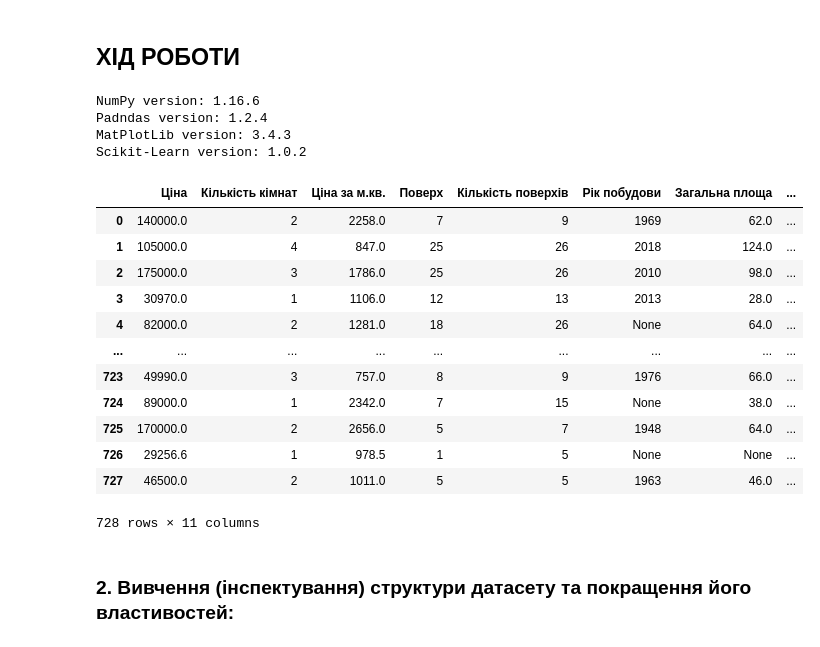
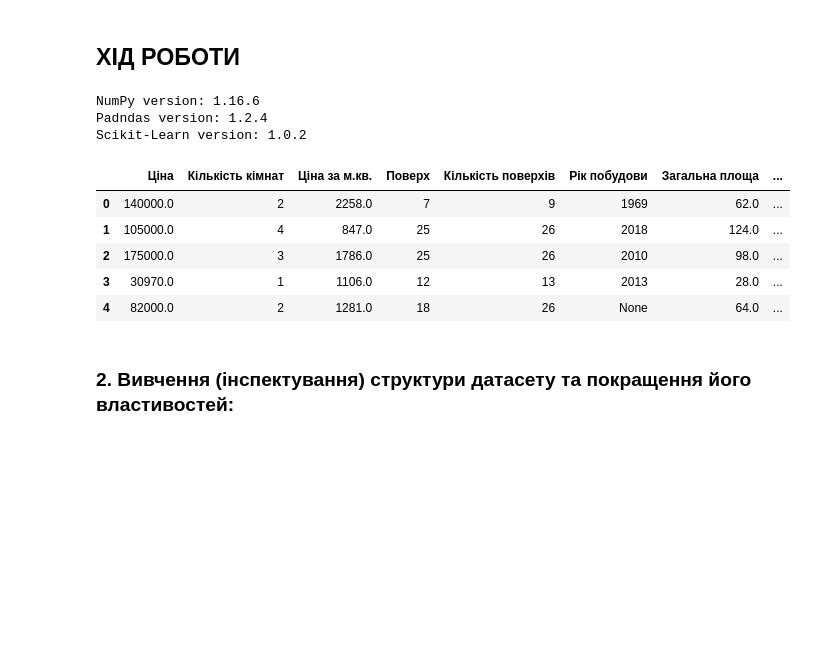
Before and after one commit to Buben-Ruben/Machine-Learning-Labs, a Jupyter notebook: ML-Lab5/!Regression.ipynb, the cells around one changed output. Saved outputs shown, nothing was run; the diff lists cells and outputs as text; code cells hidden in the pictures; blank space fills up the shorter version.

```diff
--- a/ML-Lab5/!Regression.ipynb
+++ b/ML-Lab5/!Regression.ipynb
@@ -65,39 +65,29 @@ __Етапи виконання роботи__:
 # підключити бібліотеки Pandas, NumPy, Matplotlib, Scikit-learn та ін.
 import numpy as np
 import pandas as pd
-import matplotlib as mpl
 import sklearn as skl
 from sklearn.model_selection import train_test_split
 from sklearn.linear_model import LinearRegression
 from matplotlib import pyplot as plt
 
-print('NumPy version:',np.__version__,'\nPadndas version:',pd.__version__,
-'\nMatPlotLib version:',mpl.__version__,'\nScikit-Learn version:',skl.__version__)
+print('NumPy version:',np.__version__,'\nPadndas version:',pd.__version__,'\nScikit-Learn version:',skl.__version__)
 # %% [output]
 NumPy version: 1.16.6
 Padndas version: 1.2.4
-MatPlotLib version: 3.4.3
 Scikit-Learn version: 1.0.2
 # %%
 # 1. Завантаження вихідного файлу у pandas-датафрейм 'prices'
 apparts = pd.read_csv('kyiv_appatrments.csv', names=['Ціна', 'Кількість кімнат', 'Ціна за м.кв.', 'Поверх',
 'Кількість поверхів', 'Рік побудови', 'Загальна площа', 'Житлова площа', 'Площа кухні', 'Адреса', 'Дата реєстрації'])
 # Виводемо Дата фрейм
-apparts
+apparts.head()
 # %% [output]
 |  | Ціна | Кількість кімнат | Ціна за м.кв. | Поверх | Кількість поверхів | Рік побудови | Загальна площа | ... |
 | 0 | 140000.0 | 2 | 2258.0 | 7 | 9 | 1969 | 62.0 | ... |
 | 1 | 105000.0 | 4 | 847.0 | 25 | 26 | 2018 | 124.0 | ... |
 | 2 | 175000.0 | 3 | 1786.0 | 25 | 26 | 2010 | 98.0 | ... |
 | 3 | 30970.0 | 1 | 1106.0 | 12 | 13 | 2013 | 28.0 | ... |
 | 4 | 82000.0 | 2 | 1281.0 | 18 | 26 | None | 64.0 | ... |
-| ... | ... | ... | ... | ... | ... | ... | ... | ... |
-| 723 | 49990.0 | 3 | 757.0 | 8 | 9 | 1976 | 66.0 | ... |
-| 724 | 89000.0 | 1 | 2342.0 | 7 | 15 | None | 38.0 | ... |
-| 725 | 170000.0 | 2 | 2656.0 | 5 | 7 | 1948 | 64.0 | ... |
-| 726 | 29256.6 | 1 | 978.5 | 1 | 5 | None | None | ... |
-| 727 | 46500.0 | 2 | 1011.0 | 5 | 5 | 1963 | 46.0 | ... |
-728 rows × 11 columns
 # %% [markdown]
 ### 2. Вивчення (інспектування) структури датасету та покращення його властивостей:
 # %%
```
Also changed, not shown: parts of 16 cells of this notebook, 1 other file.
